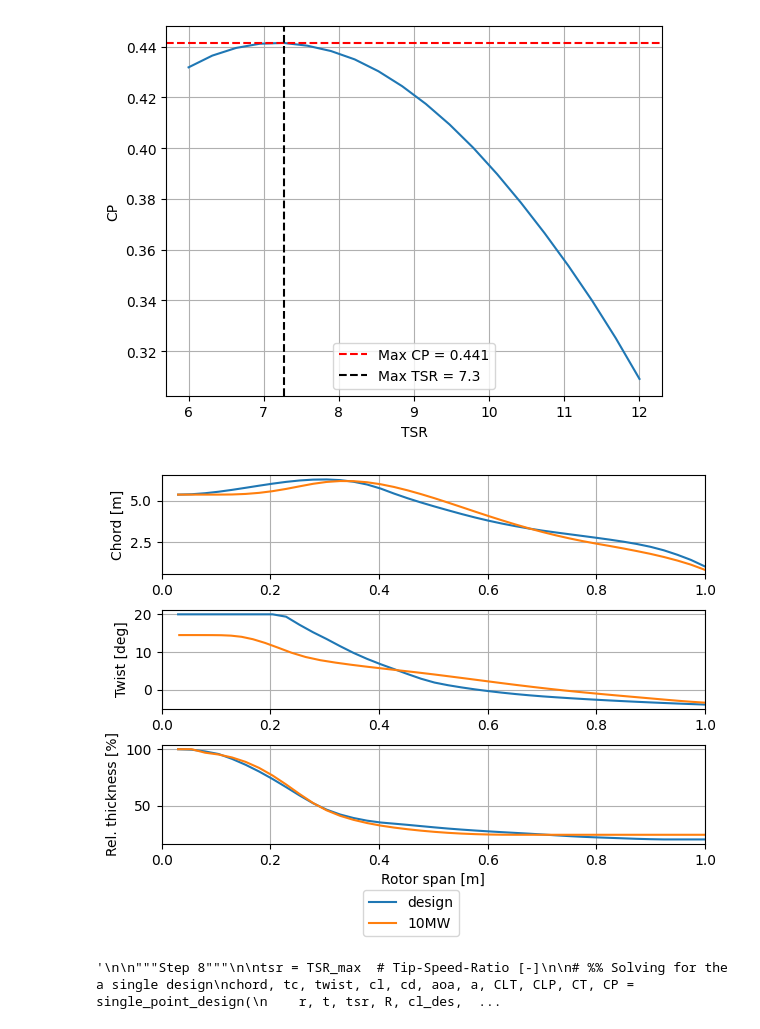
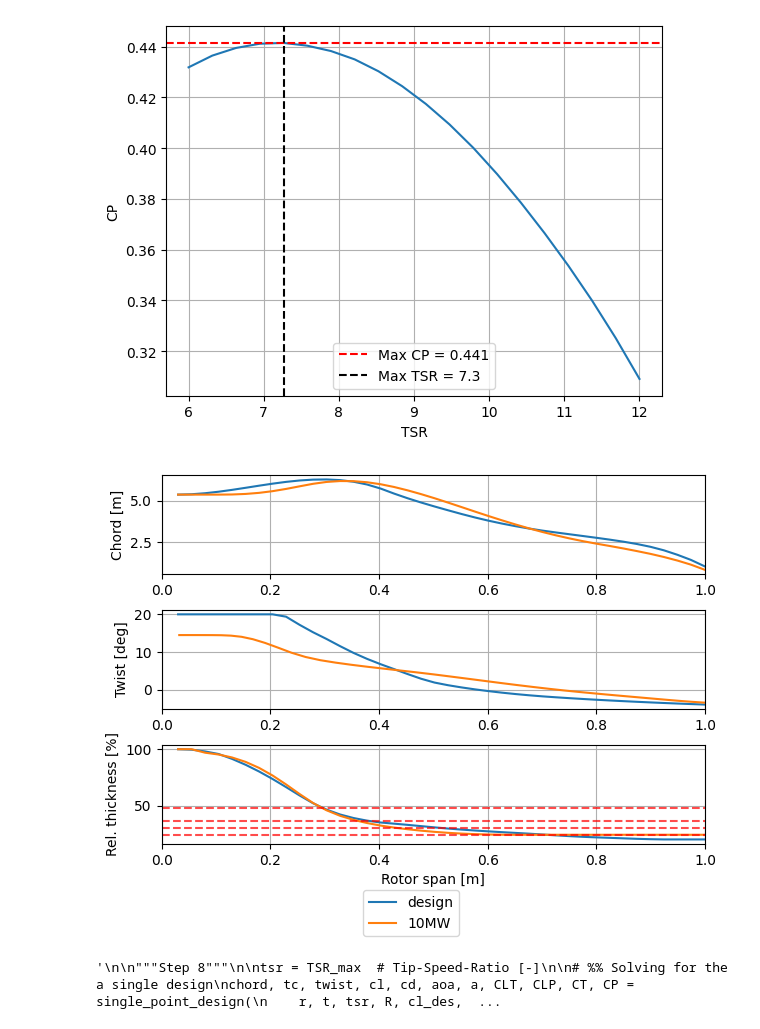
Before and after one commit to nicolaquaia/LAC_final, a Jupyter notebook: assignment_01/assignment1_02.ipynb, the cells around one changed output. Saved outputs shown, nothing was run; the diff lists cells and outputs as text; code cells hidden in the pictures.

```diff
--- a/assignment_01/assignment1_02.ipynb
+++ b/assignment_01/assignment1_02.ipynb
@@ -314,35 +320,38 @@ fig2, axs2 = plt.subplots(3, 1, num=2, clear=True)
 
 # Chord
 axs2[0].plot(r_norm, chord,label="design")
 axs2[0].plot(r_norm, data_ae["chord"],label="10MW")
 axs2[0].set_ylabel("Chord [m]")
 axs2[0].set_xlim(0, R/R_Y)
 axs2[0].grid(True)
 
 # Twist
 axs2[1].plot(r_norm, twist)
 axs2[1].plot(r_10MW, twist_10MW)
 axs2[1].set_ylabel("Twist [deg]")
 axs2[1].set_xlim(0, R/R_Y)
 axs2[1].grid(True)
 
 # t/c
 axs2[2].plot(r_norm, tc)
 axs2[2].plot(r_norm, data_ae["rel_th"])
 axs2[2].set_ylabel("Rel. thickness [%]")
 axs2[2].set_xlabel("Normalised Rotor span")
 axs2[2].set_xlim(0, R/R_Y)
 axs2[2].grid(True)
-
+for x_value in des_param[0, :]:
+    axs2[2].axhline(y=x_value, color='r', linestyle='--', alpha=0.7)
 axs2[2].set_xlabel("Rotor span [m]")
 
 fig2.tight_layout()
 fig2.subplots_adjust(bottom=0.2)
 fig2.legend(loc='lower center')
 
 plt.show()
+
+# des_param[0,:]
 # %% [output]
-[figure, old version]
+[figure, new version]
 # %%
 '''
 
```
Also changed, not shown: parts of 1 cell of this notebook, 3 other files.
